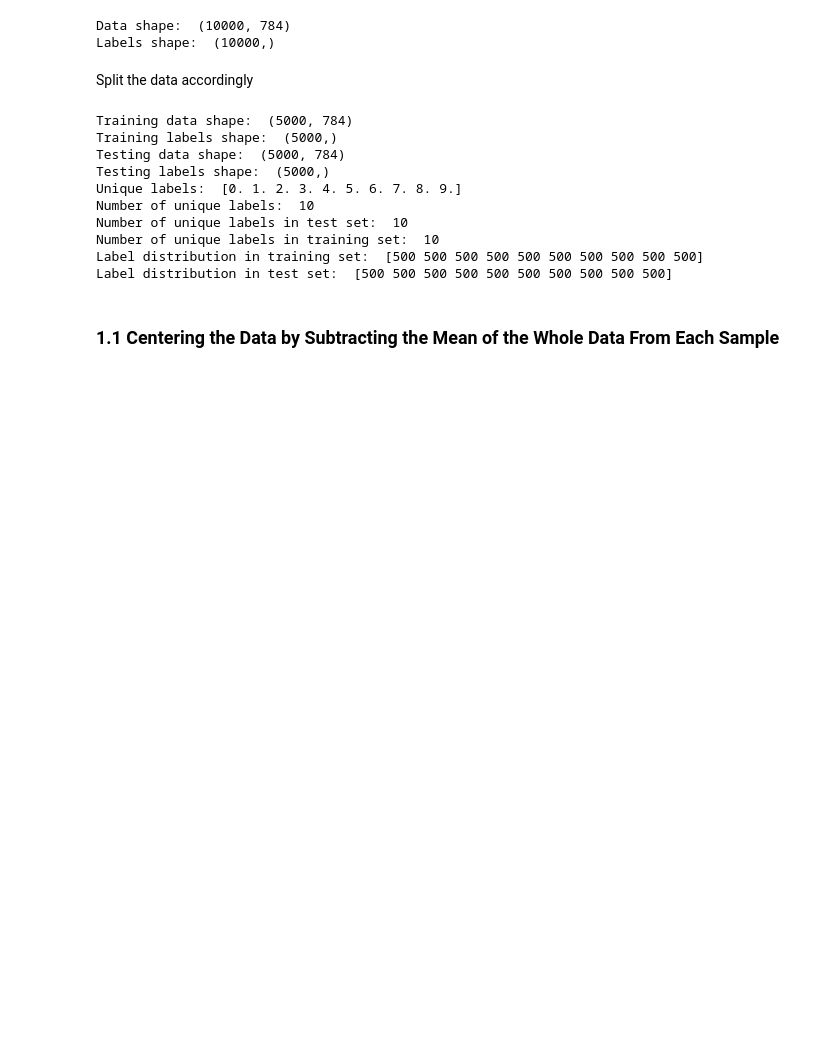
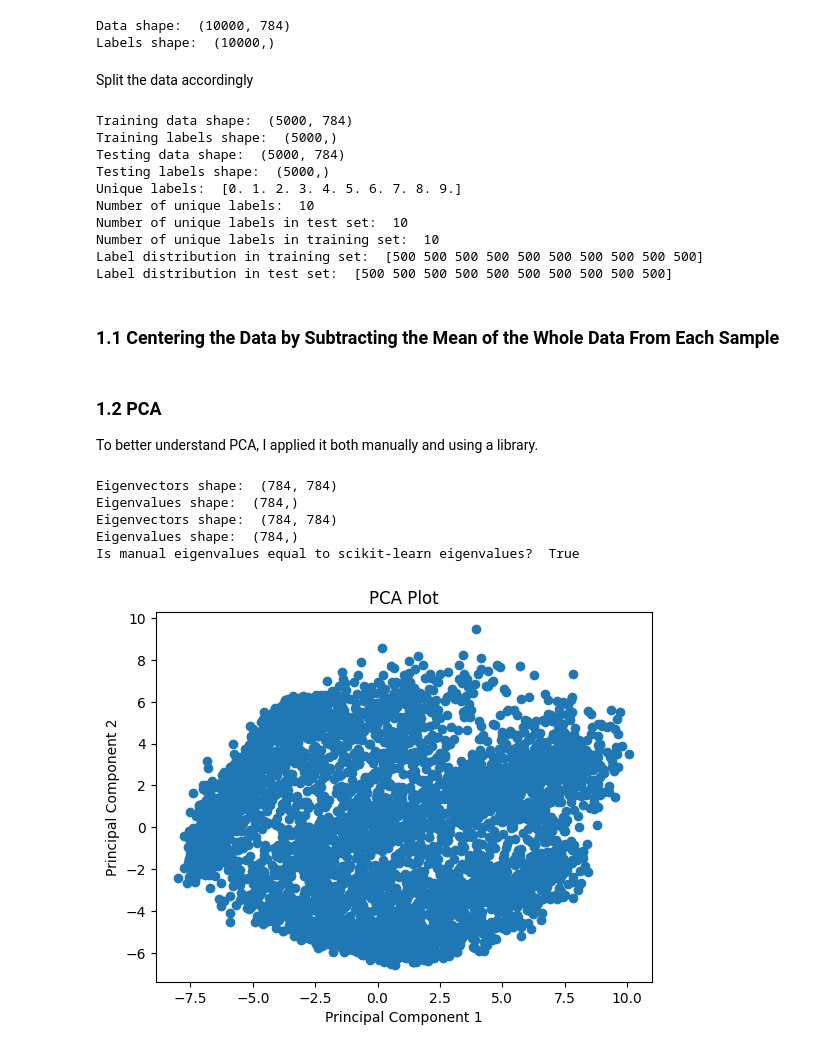
Before and after one commit to gorkemsolun/Dimensionality-Reduction-and-Visualization, a Jupyter notebook: Q1.ipynb, the cells around one changed output. Drawn from its saved outputs; the diff is of its cells as text; code cells hidden in the pictures; blank space fills up the shorter version.

```diff
--- a/Q1.ipynb
+++ b/Q1.ipynb
@@ -24,6 +35,14 @@ directory = os.getcwd()
 data_path = os.path.join(directory, "data\\fashion_mnist_data.txt")
 labels_path = os.path.join(directory, "data\\fashion_mnist_labels.txt")
 
+# Figure size configuration
+# NOTE: This is a global configuration for all figures, you may need to adjust this
+# NOTE: This change is permanent and will be iterated and applied every time you run this script
+fig_size = plt.rcParams["figure.figsize"]
+fig_size[0] = fig_size[0] * 1.7
+fig_size[1] = fig_size[1] * 1.7
+plt.rcParams["figure.figsize"] = fig_size
+
 data = np.loadtxt(data_path)
 labels = np.loadtxt(labels_path)
 
@@ -71,3 +90,63 @@ mean = np.mean(data, axis=0)
 centered_data = data - mean
 centered_X_train = X_train - mean
 centered_X_test = X_test - mean
+# %% [markdown]
+### 1.2 PCA
+
+To better understand PCA, I applied it both manually and using a library.
+# %%
+# Apply PCA manually to the training data
+# Compute the covariance matrix
+coveriance_matrix = np.cov(centered_X_train, rowvar=False)
+# Compute the eigenvectors and eigenvalues of the covariance matrix
+eigenvalues, eigenvectors = np.linalg.eigh(coveriance_matrix)
+
+# Sort the eigenvectors by decreasing eigenvalues
+sorted_indices = np.argsort(eigenvalues)[::-1]
+sorted_eigenvalues = eigenvalues[sorted_indices]
+sorted_eigenvectors = eigenvectors.T[sorted_indices]
+
+print("Eigenvectors shape: ", sorted_eigenvectors.shape)
+print("Eigenvalues shape: ", sorted_eigenvalues.shape)
+
+manual_eigenvalues = sorted_eigenvalues
+manual_eigenvectors = sorted_eigenvectors
+
+# Apply PCA to the training data using scikit-learn
+pca = PCA()
+pca.fit(centered_X_train)
+
+# Extract the eigenvectors and eigenvalues
+eigenvalues = pca.explained_variance_
+eigenvectors = pca.components_
+
+# Sort the eigenvectors by decreasing eigenvalues
+sorted_indices = np.argsort(eigenvalues)[::-1]
+sorted_eigenvalues = eigenvalues[sorted_indices]
+sorted_eigenvectors = eigenvectors[sorted_indices]
+
+print("Eigenvectors shape: ", sorted_eigenvectors.shape)
+print("Eigenvalues shape: ", sorted_eigenvalues.shape)
+
+# Check if the eigenvectors and eigenvalues computed manually are equal to those computed by scikit-learn
+print(
+    "Is manual eigenvalues equal to scikit-learn eigenvalues? ",
+    np.allclose(manual_eigenvalues, sorted_eigenvalues),
+)
+
+# Project the training data onto the first two principal components to visualize the data
+X_train_pca = pca.transform(centered_X_train)
+X_test_pca = pca.transform(centered_X_test)
+
+plt.scatter(X_train_pca[:, 0], X_train_pca[:, 1])
+plt.xlabel("Principal Component 1")
+plt.ylabel("Principal Component 2")
+plt.title("PCA Plot")
+plt.show()
+# %% [output]
+Eigenvectors shape:  (784, 784)
+Eigenvalues shape:  (784,)
+Eigenvectors shape:  (784, 784)
+Eigenvalues shape:  (784,)
+Is manual eigenvalues equal to scikit-learn eigenvalues?  True
+[figure, added]
```
Also changed, not shown: parts of 50 cells of this notebook.
